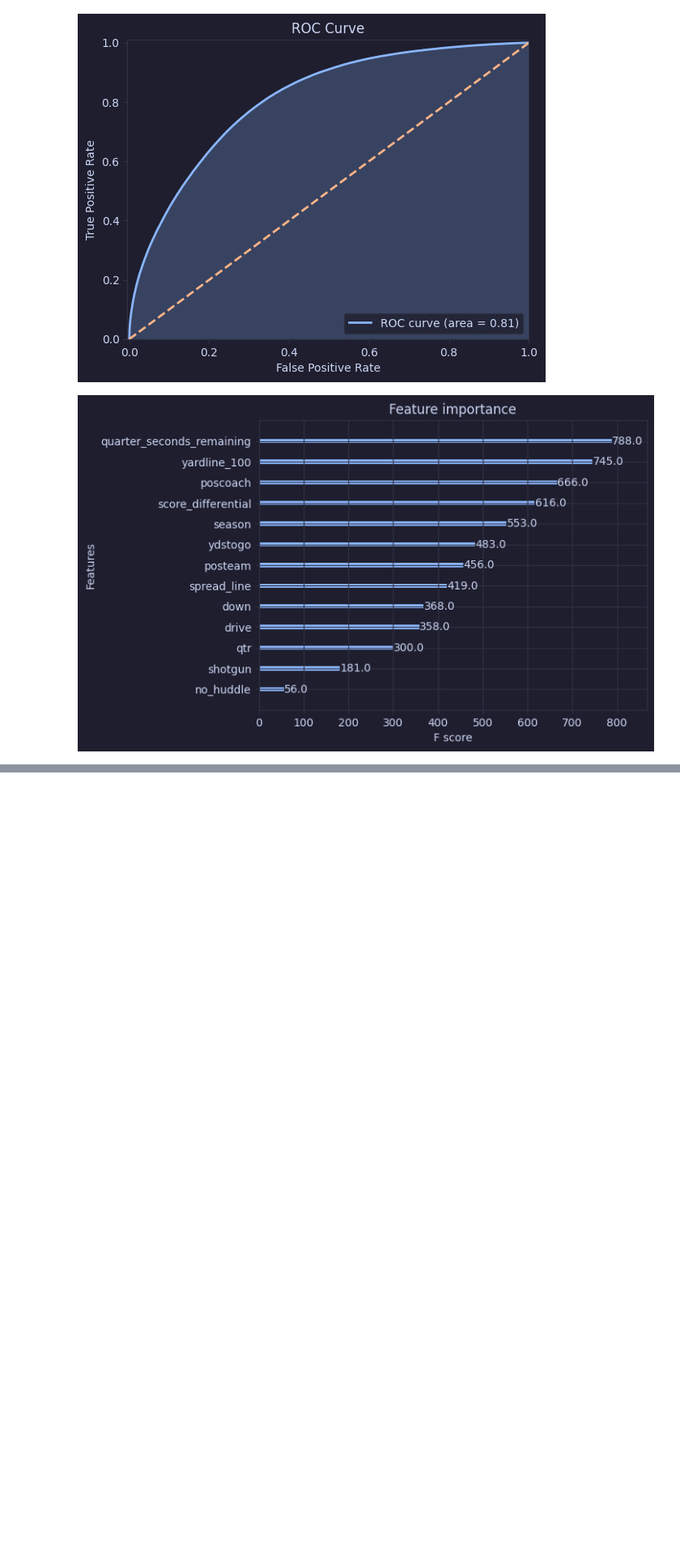
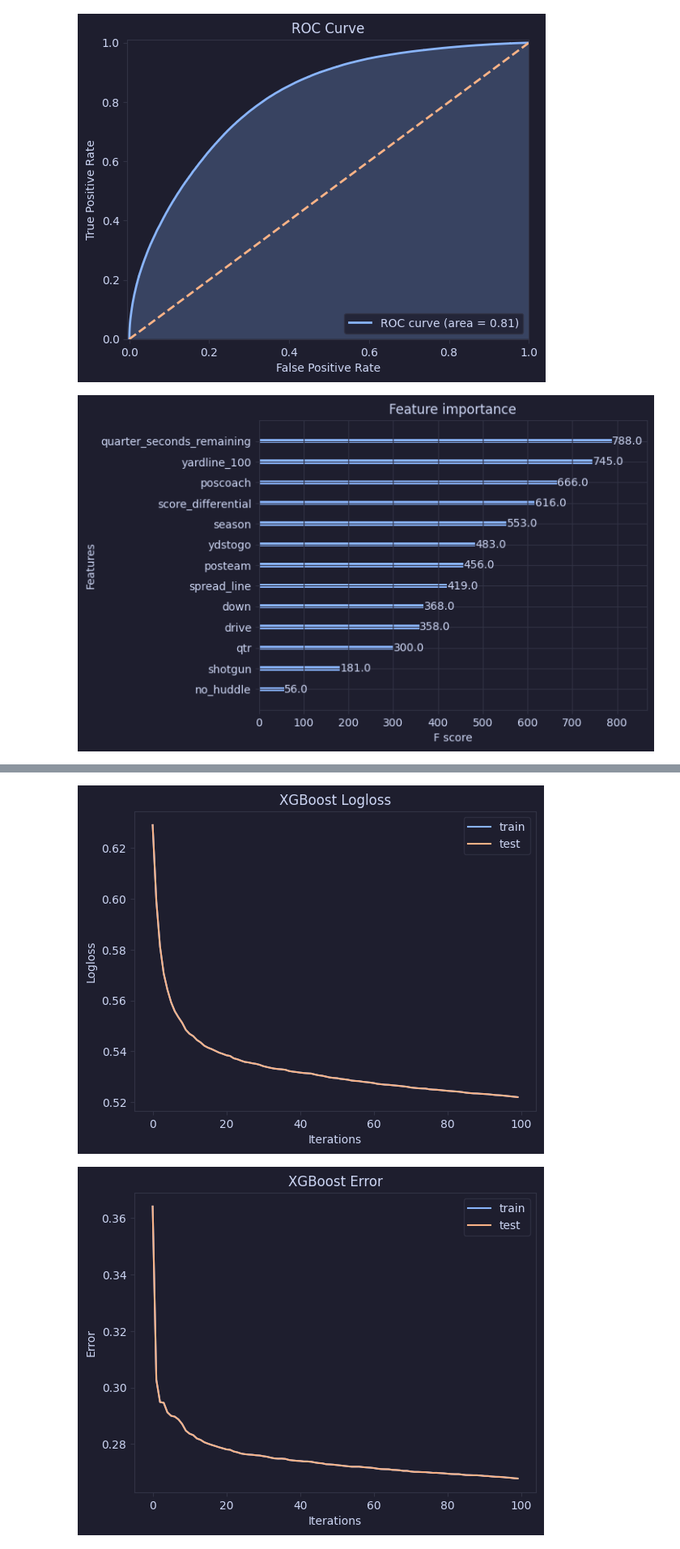
Before and after one commit to hansmissenheim/play-prediction, a Jupyter notebook: notebooks/xgb.ipynb, the cells around one changed output, grey strips where cells are left out. Shown: that part at 81% size. Saved outputs shown, nothing was run; the diff lists cells and outputs as text; code cells hidden in the pictures; blank space fills up the shorter version.

Commit message:
Modify retrieving Booster eval results to plot

```diff
--- a/notebooks/xgb.ipynb
+++ b/notebooks/xgb.ipynb
@@ -105,6 +105,7 @@ dtrain = xgb.DMatrix(train_features, label=train_target)
 dtest = xgb.DMatrix(test_features, label=test_target)
 
 eval_set = [(dtrain, "train"), (dtest, "test")]
+eval_results = {}
 # %% [markdown]
 ## Model Training
 # %%
@@ -166,0 +185,5 @@ nflpp.plot_learning_curves(results)
+# %%
+nflpp.plot_learning_curves(eval_results)
+# %% [output]
+[figure, added]
+[figure, added]
```
Also changed, not shown: parts of 3 cells of this notebook.
